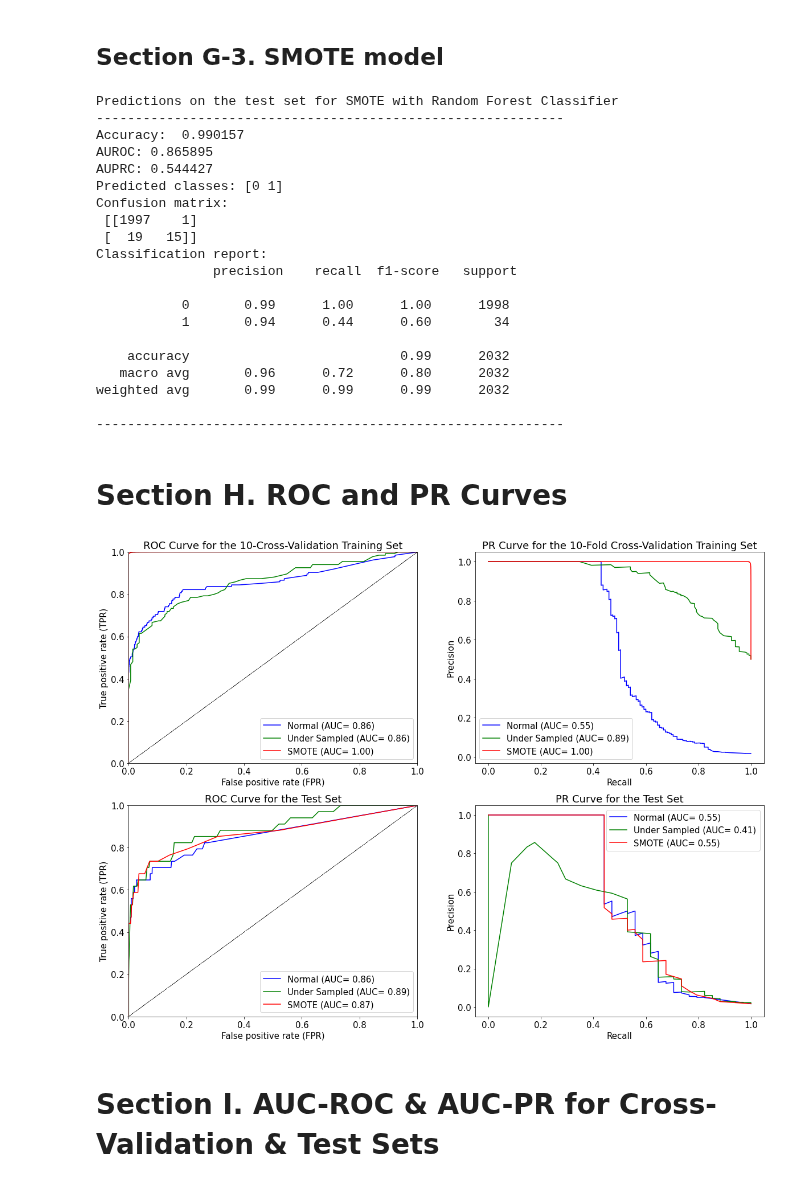
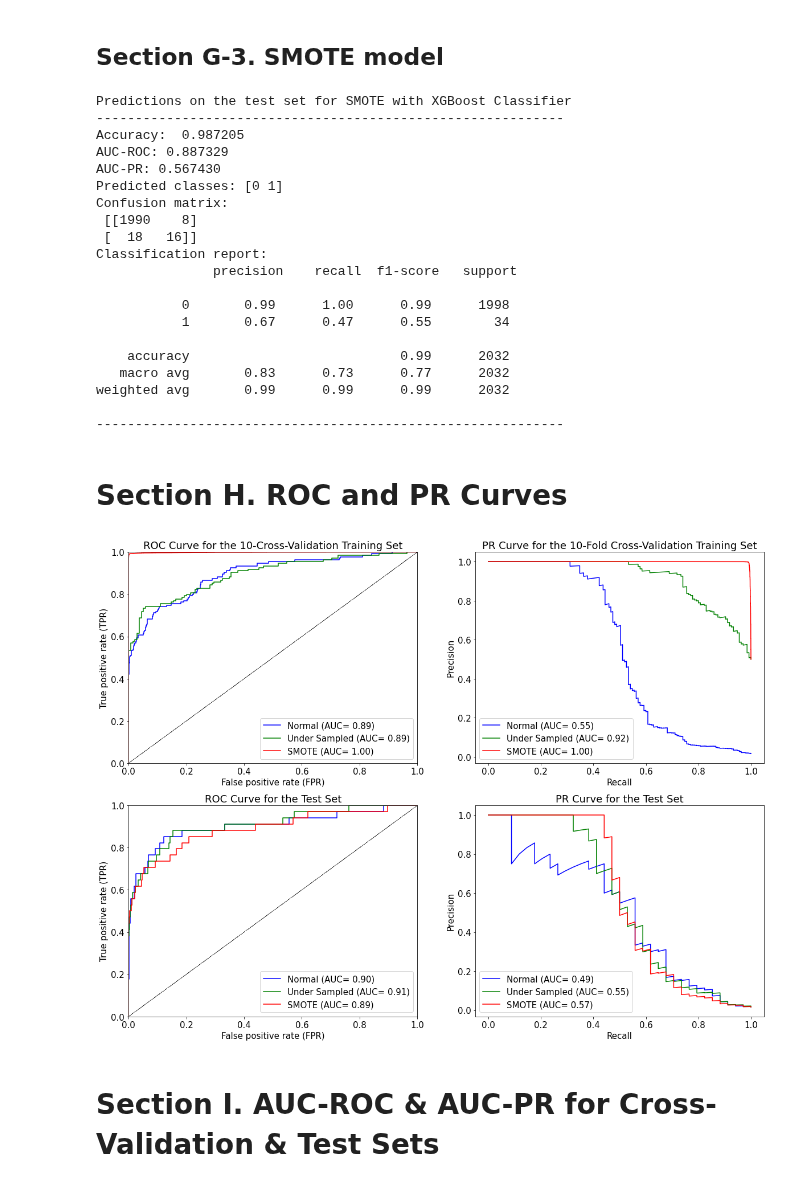
Before and after one commit to Owerre/imbalanced-learning, a Jupyter notebook: imbalanced-learning/notebooks/05_ml_models.ipynb, the cells around one changed output. Saved outputs shown, nothing was run; the diff lists cells and outputs as text; code cells hidden in the pictures.

```diff
--- a/imbalanced-learning/notebooks/05_ml_models.ipynb
+++ b/imbalanced-learning/notebooks/05_ml_models.ipynb
@@ -149,8 +146,7 @@ We now split the data set into $80\%$ training set and $20\%$ test set in a stra
 # %%
 X_train, X_test, y_train, y_test = train_test_split(X, y, test_size=0.2,
                                                     random_state=42,
-                                                    stratify=y
-                                                   )
+                                                    stratify=y)
 # %%
 print(f'Training set size: {X_train.shape, y_train.shape}')
 print(f'Test set size: {X_test.shape, y_test.shape}')
@@ -787,16 +794,20 @@ Imbalanced training set class distribution: [7991  135]
 Undersampled training set class distribution: [135 135]
 # %%
 param_dist = {
-    'n_estimators':100,
+    'objective':'binary:logistic',
+    'eval_metric':'logloss',
+    'learning_rate':0.05,
     'random_state':42,
     'n_jobs':-1,
+    'n_estimators':100,
 }
-rf_und = RandomForestClassifier(**param_dist)
-rf_und.fit(X_train_scaled_und, y_train_und)
+
+xgb_und = xgb.XGBClassifier(**param_dist)
+xgb_und.fit(X_train_scaled_und, y_train_und)
 
 # Prediction on the training set
-model.prediction(rf_und, X_train_scaled_und, y_train_und,
+model.prediction(xgb_und, X_train_scaled_und, y_train_und,
                  subset='training set',
-                 model_nm='Undersampling with Random Forest Classifier',
+                 model_nm='Undersampling with XGBoost Classifier',
                 )
 # %% [output]
@@ -867,16 +878,20 @@ Imbalanced training set class distribution: [7991  135]
 SMOTE resampled training set class distribution: [7991 7991]
 # %%
 param_dist = {
-    'n_estimators':100,
+    'objective':'binary:logistic',
+    'eval_metric':'logloss',
+    'learning_rate':0.05,
     'random_state':42,
     'n_jobs':-1,
+    'n_estimators':100,
 }
-rf_ovsm = RandomForestClassifier(**param_dist)
-rf_ovsm.fit(X_train_scaled_ovsm, y_train_ovsm)
+
+xgb_ovsm = xgb.XGBClassifier(**param_dist)
+xgb_ovsm.fit(X_train_scaled_ovsm, y_train_ovsm)
 
 # Prediction on the training set
-model.prediction(rf_ovsm, X_train_scaled_ovsm, y_train_ovsm,
+model.prediction(xgb_ovsm, X_train_scaled_ovsm, y_train_ovsm,
                  subset='training set',
-                 model_nm='SMOTE with Random Forest Classifier',
+                 model_nm='SMOTE with XGBoost Classifier',
                 )
 # %% [output]
@@ -989,28 +1004,28 @@ weighted avg       0.98      0.83      0.89      2032
 # %% [markdown]
 ## Section G-3. SMOTE model
 # %%
-model.prediction(rf_ovsm, X_test_scaled, y_test,
+model.prediction(xgb_ovsm, X_test_scaled, y_test,
                 subset='test set',
-                model_nm="SMOTE with Random Forest Classifier",
+                model_nm="SMOTE with XGBoost Classifier",
                )
 # %% [output]
-Predictions on the test set for SMOTE with Random Forest Classifier
+Predictions on the test set for SMOTE with XGBoost Classifier
 ------------------------------------------------------------
-Accuracy:  0.990157
-AUROC: 0.865895
-AUPRC: 0.544427
+Accuracy:  0.987205
+AUC-ROC: 0.887329
+AUC-PR: 0.567430
 Predicted classes: [0 1]
 Confusion matrix:
- [[1997    1]
- [  19   15]]
+ [[1990    8]
+ [  18   16]]
 Classification report:
                precision    recall  f1-score   support
 
-           0       0.99      1.00      1.00      1998
-           1       0.94      0.44      0.60        34
+           0       0.99      1.00      0.99      1998
+           1       0.67      0.47      0.55        34
 
     accuracy                           0.99      2032
-   macro avg       0.96      0.72      0.80      2032
+   macro avg       0.83      0.73      0.77      2032
 weighted avg       0.99      0.99      0.99      2032
 
 ------------------------------------------------------------
@@ -1019,22 +1034,22 @@ weighted avg       0.99      0.99      0.99      2032
 # %%
 plt.figure(figsize=(20,15))
 
 # Normal imbalanced distribution
-model.plot_roc_pr_curves(rf_clf, X_train_scaled, y_train, X_test_scaled, y_test,
+model.plot_roc_pr_curves(xgb_clf, X_train_scaled, y_train, X_test_scaled, y_test,
                          cv_fold=10, color='b', label='Normal (AUC= %0.2f)',
                         )
 
 # Under Sampled distribution
-model.plot_roc_pr_curves(rf_und, X_train_scaled_und, y_train_und, X_test_scaled, y_test,
+model.plot_roc_pr_curves(xgb_und, X_train_scaled_und, y_train_und, X_test_scaled, y_test,
                          cv_fold=10, color='g', label='Under Sampled (AUC= %0.2f)',
                         )
 
 # SMOTE distribution
-model.plot_roc_pr_curves(rf_ovsm, X_train_scaled_ovsm, y_train_ovsm, X_test_scaled, y_test,
+model.plot_roc_pr_curves(xgb_ovsm, X_train_scaled_ovsm, y_train_ovsm, X_test_scaled, y_test,
                          cv_fold=10, color='r', label='SMOTE (AUC= %0.2f)',
                         )
 # %% [output]
-[figure, old version]
+[figure, new version]
 # %% [markdown]
 # Section I. AUC-ROC & AUC-PR for Cross-Validation & Test Sets
 # %%
```
Also changed, not shown: parts of 42 cells of this notebook, 12 other files.
